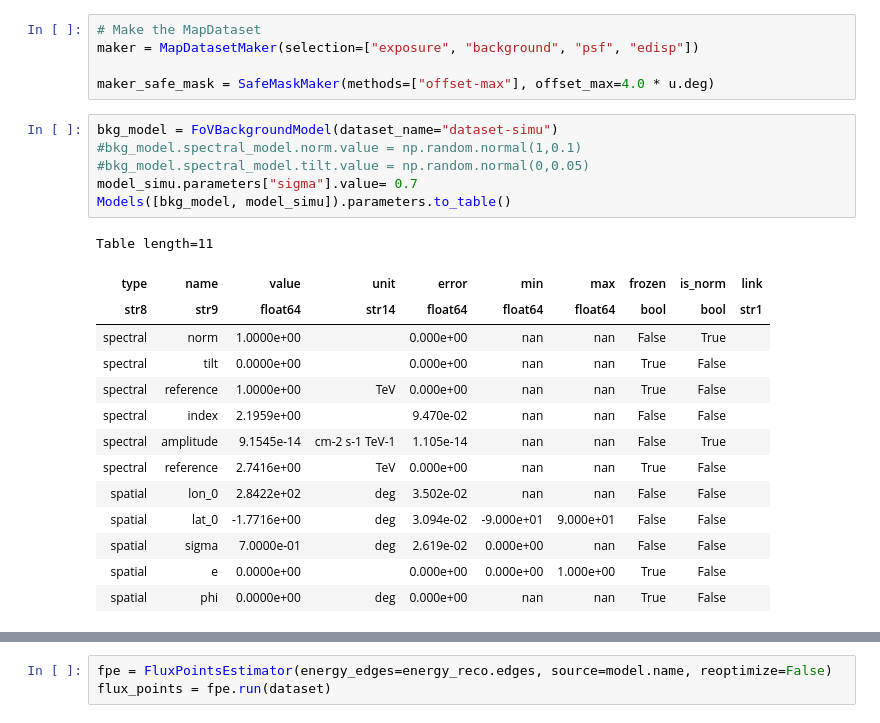
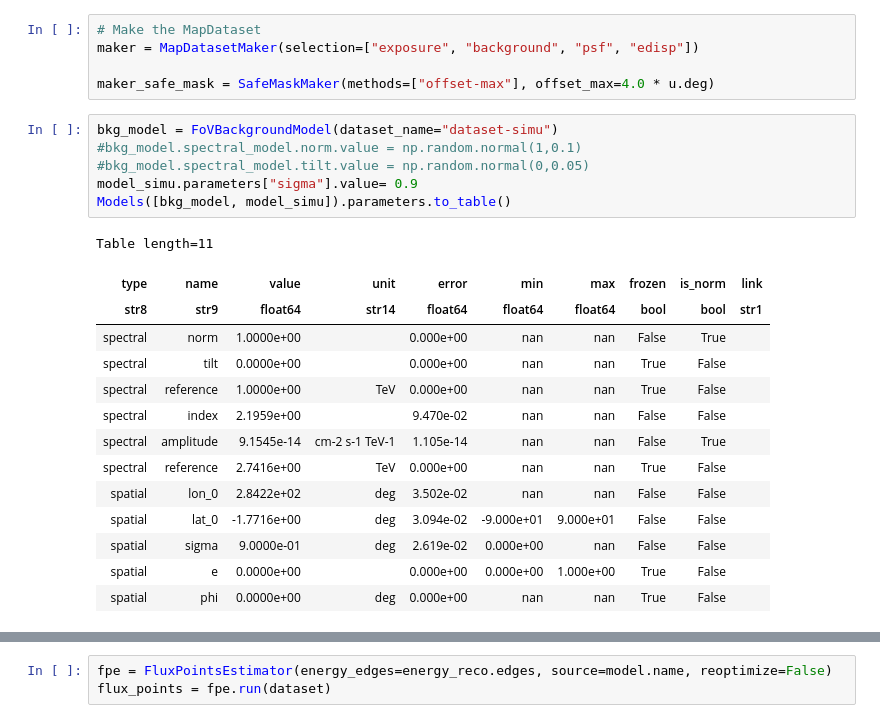
Before and after one commit to diegostn/TFG-Diego-Santano, a Jupyter notebook: comparacion.ipynb, the cells around one changed output, grey strips where cells are left out. Drawn from its saved outputs; the diff is of its cells as text.

```diff
--- a/comparacion.ipynb
+++ b/comparacion.ipynb
@@ -114,22 +128,22 @@ maker_safe_mask = SafeMaskMaker(methods=["offset-max"], offset_max=4.0 * u.deg)
 # %%
 bkg_model = FoVBackgroundModel(dataset_name="dataset-simu")
 #bkg_model.spectral_model.norm.value = np.random.normal(1,0.1)
 #bkg_model.spectral_model.tilt.value = np.random.normal(0,0.05)
-model_simu.parameters["sigma"].value= 0.7
+model_simu.parameters["sigma"].value= 0.9
 Models([bkg_model, model_simu]).parameters.to_table()
 # %% [output]
 Table length=11
 | type | name | value | unit | error | min | max | frozen | is_norm | link |
 | str8 | str9 | float64 | str14 | float64 | float64 | float64 | bool | bool | str1 |
 | spectral | norm | 1.0000e+00 |  | 0.000e+00 | nan | nan | False | True |  |
 | spectral | tilt | 0.0000e+00 |  | 0.000e+00 | nan | nan | True | False |  |
 | spectral | reference | 1.0000e+00 | TeV | 0.000e+00 | nan | nan | True | False |  |
 | spectral | index | 2.1959e+00 |  | 9.470e-02 | nan | nan | False | False |  |
 | spectral | amplitude | 9.1545e-14 | cm-2 s-1 TeV-1 | 1.105e-14 | nan | nan | False | True |  |
 | spectral | reference | 2.7416e+00 | TeV | 0.000e+00 | nan | nan | True | False |  |
 | spatial | lon_0 | 2.8422e+02 | deg | 3.502e-02 | nan | nan | False | False |  |
 | spatial | lat_0 | -1.7716e+00 | deg | 3.094e-02 | -9.000e+01 | 9.000e+01 | False | False |  |
-| spatial | sigma | 7.0000e-01 | deg | 2.619e-02 | 0.000e+00 | nan | False | False |  |
+| spatial | sigma | 9.0000e-01 | deg | 2.619e-02 | 0.000e+00 | nan | False | False |  |
 | spatial | e | 0.0000e+00 |  | 0.000e+00 | 0.000e+00 | 1.000e+00 | True | False |  |
 | spatial | phi | 0.0000e+00 | deg | 0.000e+00 | nan | nan | True | False |  |
 # %%
```
Also changed, not shown: parts of 15 cells of this notebook, 3 other files.
